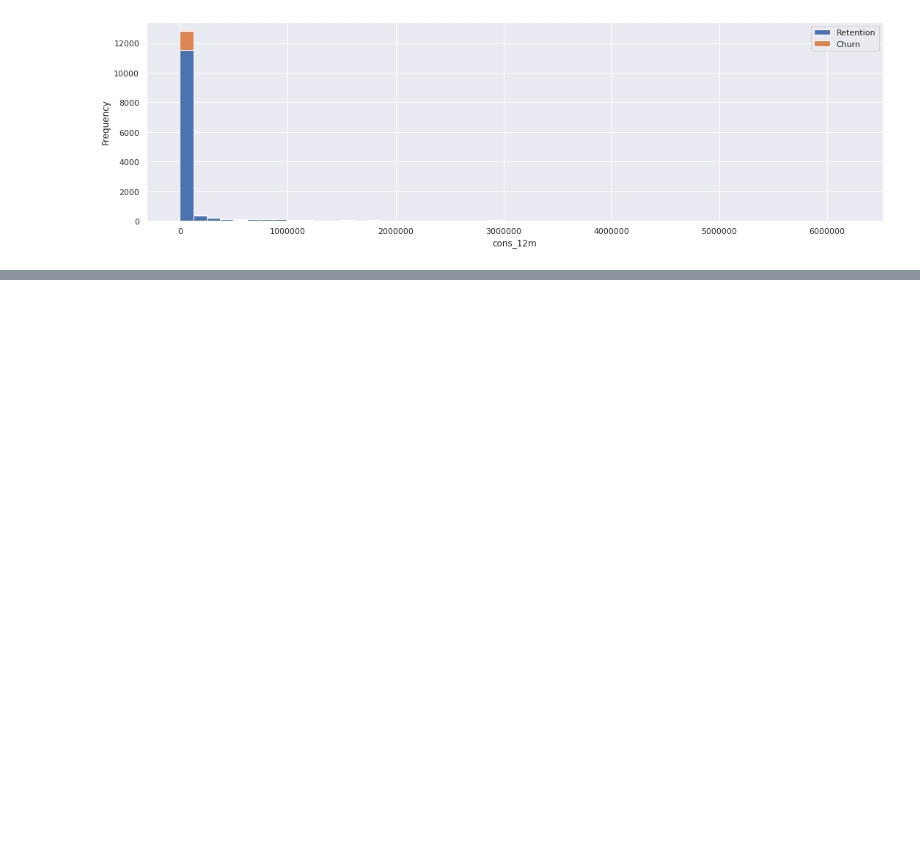
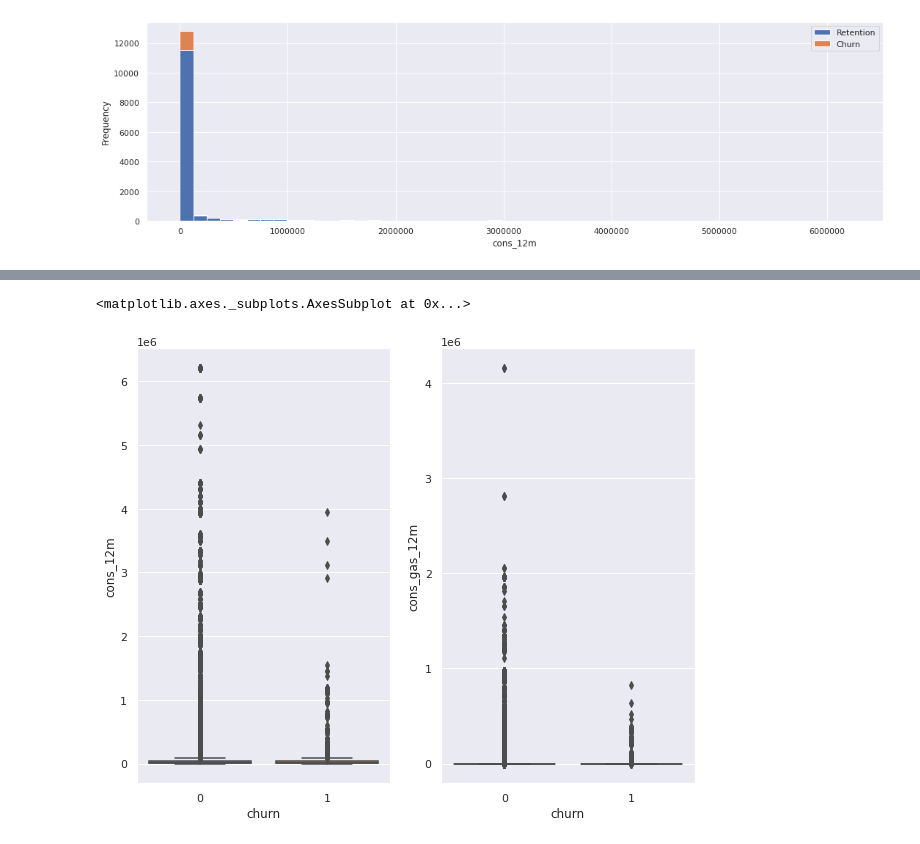
Before and after one commit to nug-12/BCG_Data_Virtual_Experience, a Jupyter notebook: BCG_eda.ipynb, the cells around one changed output, grey strips where cells are left out. Saved outputs shown, nothing was run; the diff lists cells and outputs as text; code cells hidden in the pictures; blank space fills up the shorter version.

```diff
--- a/BCG_eda.ipynb
+++ b/BCG_eda.ipynb
@@ -223,0 +215,8 @@ sns.boxplot(data=client_df, x='churn', y='cons_gas_12m', ax=axes[1])
+# %%
+# plt.figure(figsize=(20,15))
+f, axes = plt.subplots(1, 2, figsize=(10,8))
+sns.boxplot(data=client_df, x='churn', y='cons_12m', ax=axes[0])
+sns.boxplot(data=client_df, x='churn', y='cons_gas_12m', ax=axes[1])
+# %% [output]
+<matplotlib.axes._subplots.AxesSubplot at 0x...>
+[figure, added]
```
Also changed, not shown: parts of 13 cells of this notebook.
